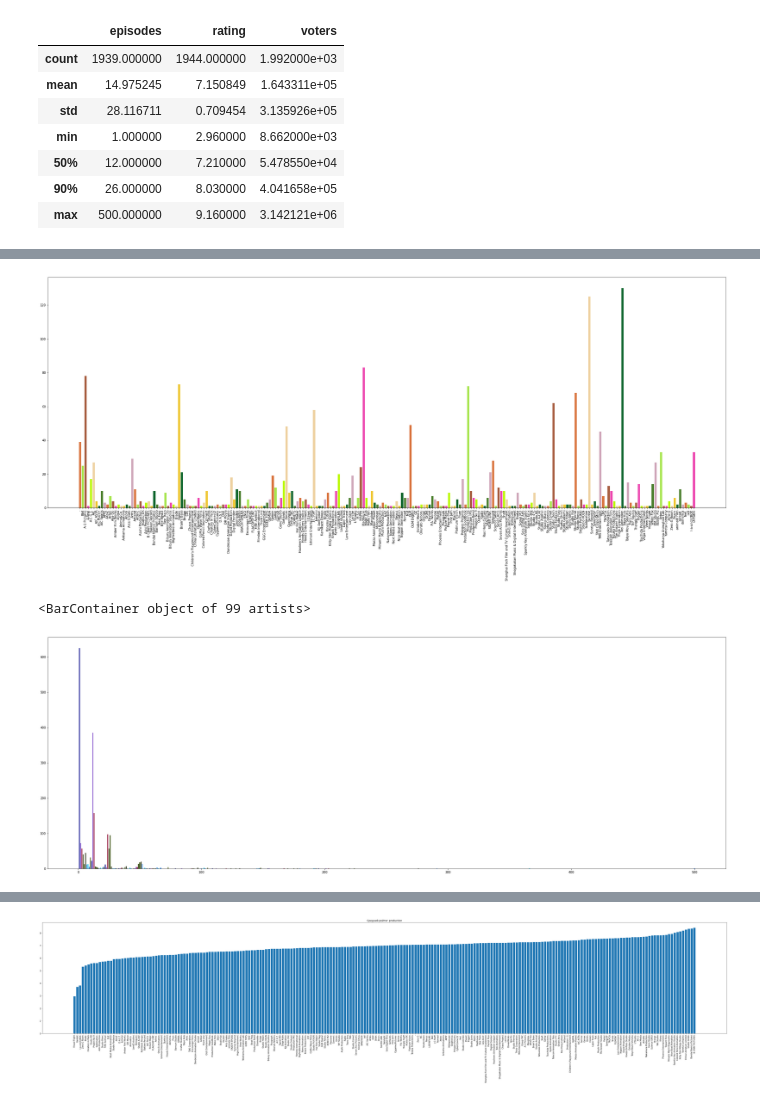
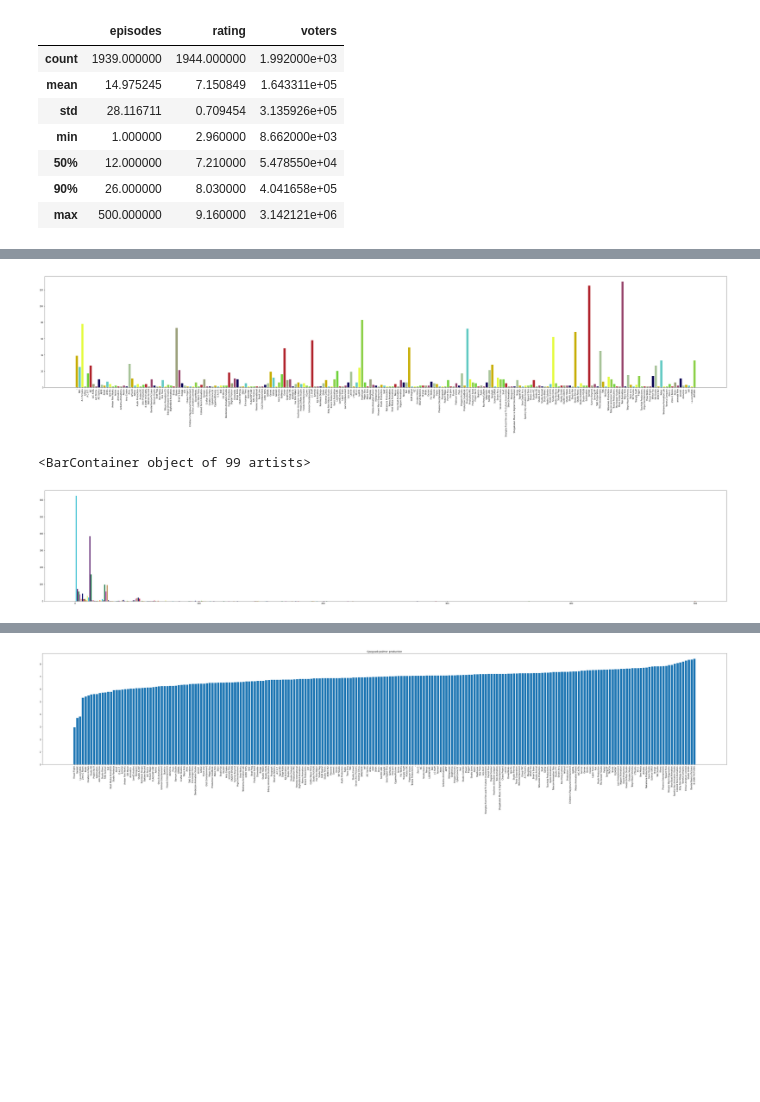
Before and after one commit to Alina-Smol/pythonmatlabwolfram, a Jupyter notebook: anime1.ipynb, the cells around one changed output, grey strips where cells are left out. Saved outputs shown, nothing was run; the diff lists cells and outputs as text; code cells hidden in the pictures; blank space fills up the shorter version.

```diff
--- a/anime1.ipynb
+++ b/anime1.ipynb
@@ -139,23 +139,24 @@ Demons,Mecha                                 1
 # %%
 #8а
 import random
 comp = data.groupby(['production']).size()
 #plt.rcParams['figure.figsize'] = [40, 14]
-
+fig = plt.figure(figsize=(60,10))
 c = np.random.rand(10,3)
 plt.bar(comp.index, comp, color=c)
 plt.xticks(rotation=90)
 plt.tick_params(labelsize=10)
 # %% [output]
-[figure, old version]
+[figure, new version]
 # %%
 #8b количество эпизодов
+fig = plt.figure(figsize=(60,10))
 c = np.random.rand(10,3)
 eps = data.groupby(['episodes']).size()
 plt.bar(eps.index, eps, color=c)
 # %% [output]
 <BarContainer object of 99 artists>
-[figure, old version]
+[figure, new version]
 # %%
 #8c top
 src = data.groupby(['source']).size()
```
Also changed, not shown: parts of 8 cells of this notebook.
